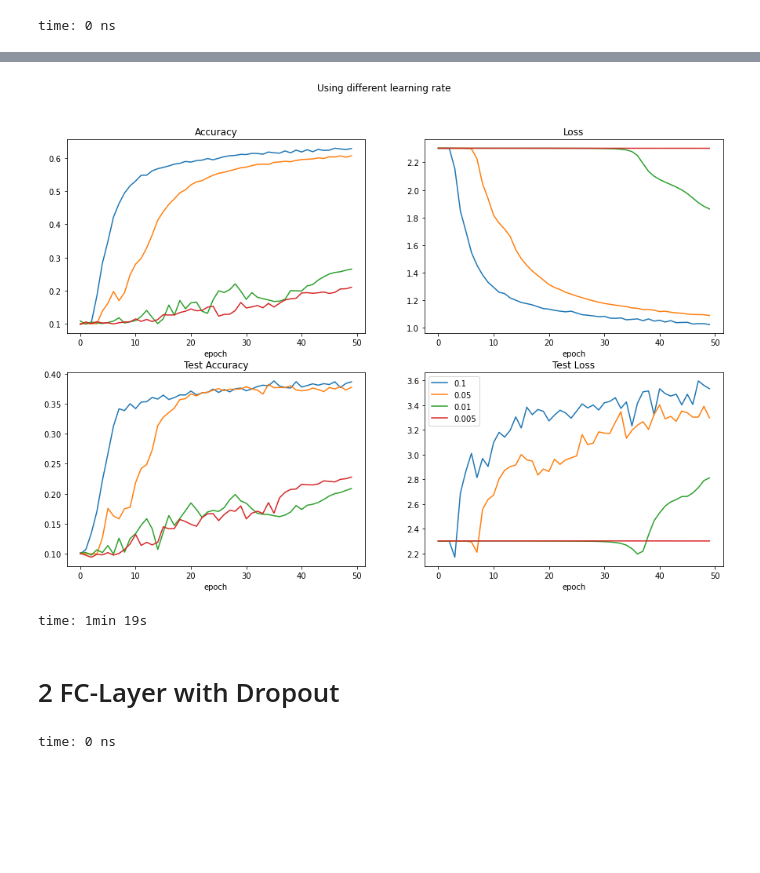
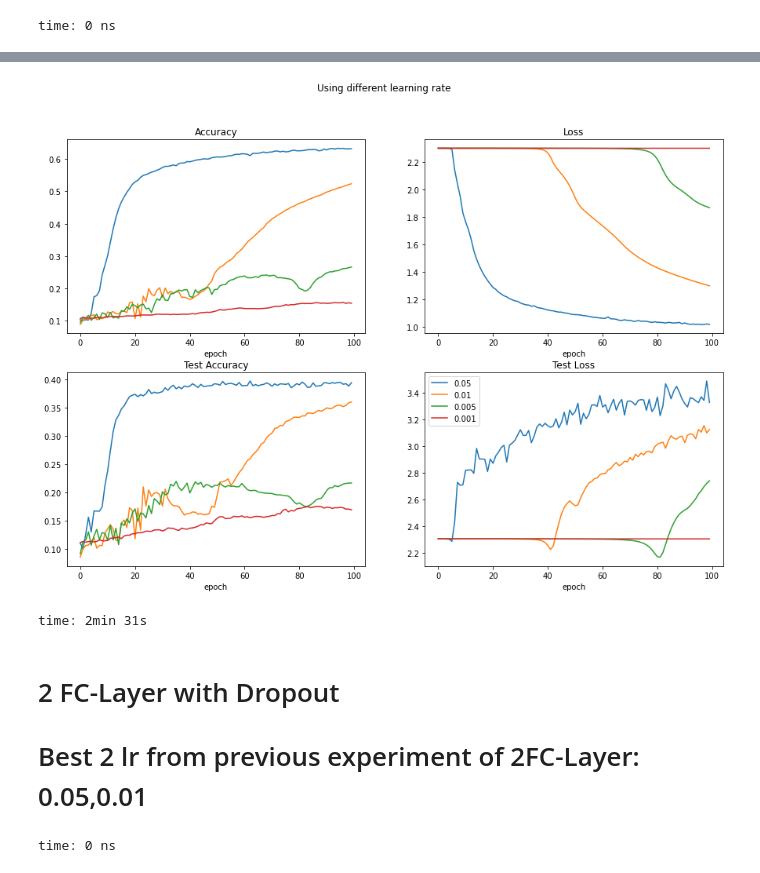
Before and after one commit to jhnliu/comp5349, a Jupyter notebook: final_experiment.ipynb, the cells around one changed output, grey strips where cells are left out. Drawn from its saved outputs; the diff is of its cells as text; code cells hidden in the pictures; blank space fills up the shorter version.

```diff
--- a/final_experiment.ipynb
+++ b/final_experiment.ipynb
@@ -858,9 +857,8 @@ def experiment(epochs, batch_size, learning_rate, dropout_rate, all_acc, all_los
 time: 0 ns
 # %%
 #Set some of the paramaters for the training process
-epochs = 50
+epochs = 100
 batch_size = 128
-# learning_rate = [0.05,0.01,0.005,0.001]
 learning_rate = [0.05,0.01,0.005,0.001]
 dropout_rate = 0
 
@@ -1051,8 +1049,8 @@ time: 16 ms
 # %%
 #Set some of the paramaters for the training process
-epochs = 50
+epochs = 100
 batch_size = 128
-learning_rate = [0.05,0.01,0.005,0.001]
+learning_rate = [ 0.05, 0.01,0.005,0.001]
 dropout_rate = 0
 
 all_acc = []
@@ -1092,7 +1090,7 @@ plt.legend()
 plt.show()
 
 
-test_name = ['2f_lr_01', '2f_lr_005', '2f_lr_001', '2f_lr_0005']
+test_name = ['2f_lr_005', '2f_lr_001', '2f_lr_0005', '2f_lr_0001']
 
 acc_train_df, loss_train_df, all_test_acc, all_test_loss = save_info_df(test_names=test_name, new=True)
 # %% [output]
@@ -1259,9 +1258,9 @@ def experiment(epochs, batch_size, learning_rate, dropout_rate, all_acc, all_los
 time: 0 ns
 # %%
 #Set some of the paramaters for the training process
-epochs = 50
+epochs = 100
 batch_size = 128
-learning_rate = [0.1, 0.05, 0.01, 0.005]
+learning_rate = [0.05,0.01,0.005,0.001]
 dropout_rate = 0
 
 all_acc = []
@@ -1301,7 +1300,7 @@ plt.legend()
 plt.show()
 
 
-test_name = ['3f_lr_01', '3f_lr_005', '3f_lr_001', '3f_lr_0005']
+test_name = ['3f_lr_005', '3f_lr_001', '3f_lr_0005', '3f_lr_0001']
 
 acc_train_df, loss_train_df, all_test_acc, all_test_loss = save_info_df(test_names=test_name, new=True)
 # %% [output]
@@ -1325,7 +1324,8 @@ Done Training
-[figure, old version]
+[figure, new version]
-time: 1min 19s
+time: 2min 31s
 # %% [markdown]
 # 2 FC-Layer with Dropout
+# Best 2 lr from previous experiment of 2FC-Layer: 0.05,0.01
 # %%
 def experiment(epochs, batch_size, learning_rate, dropout_rate, all_acc, all_loss, all_test_acc, all_test_loss, y_train, y_test):
 
```
Also changed, not shown: parts of 55 cells of this notebook, 1 other file.
